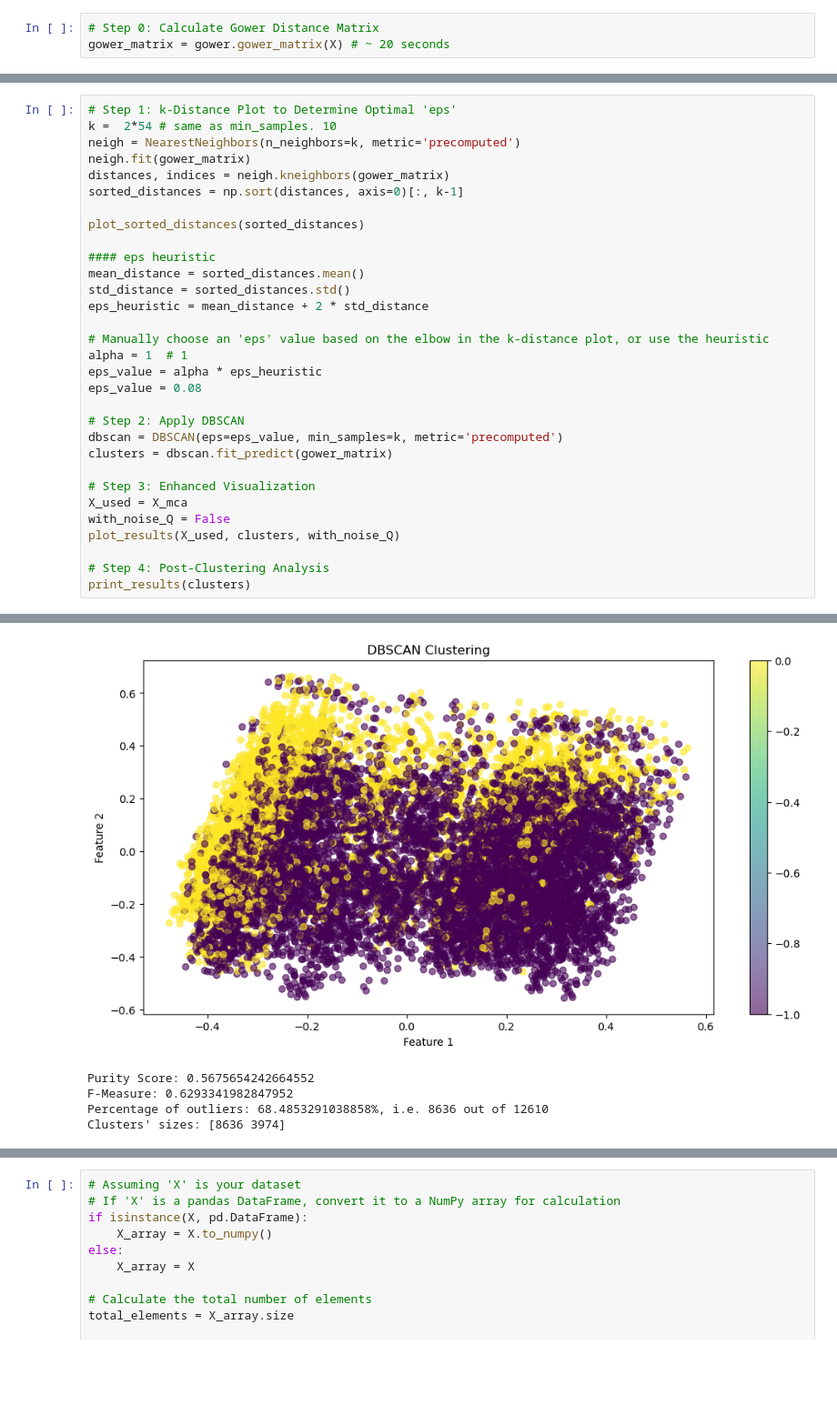
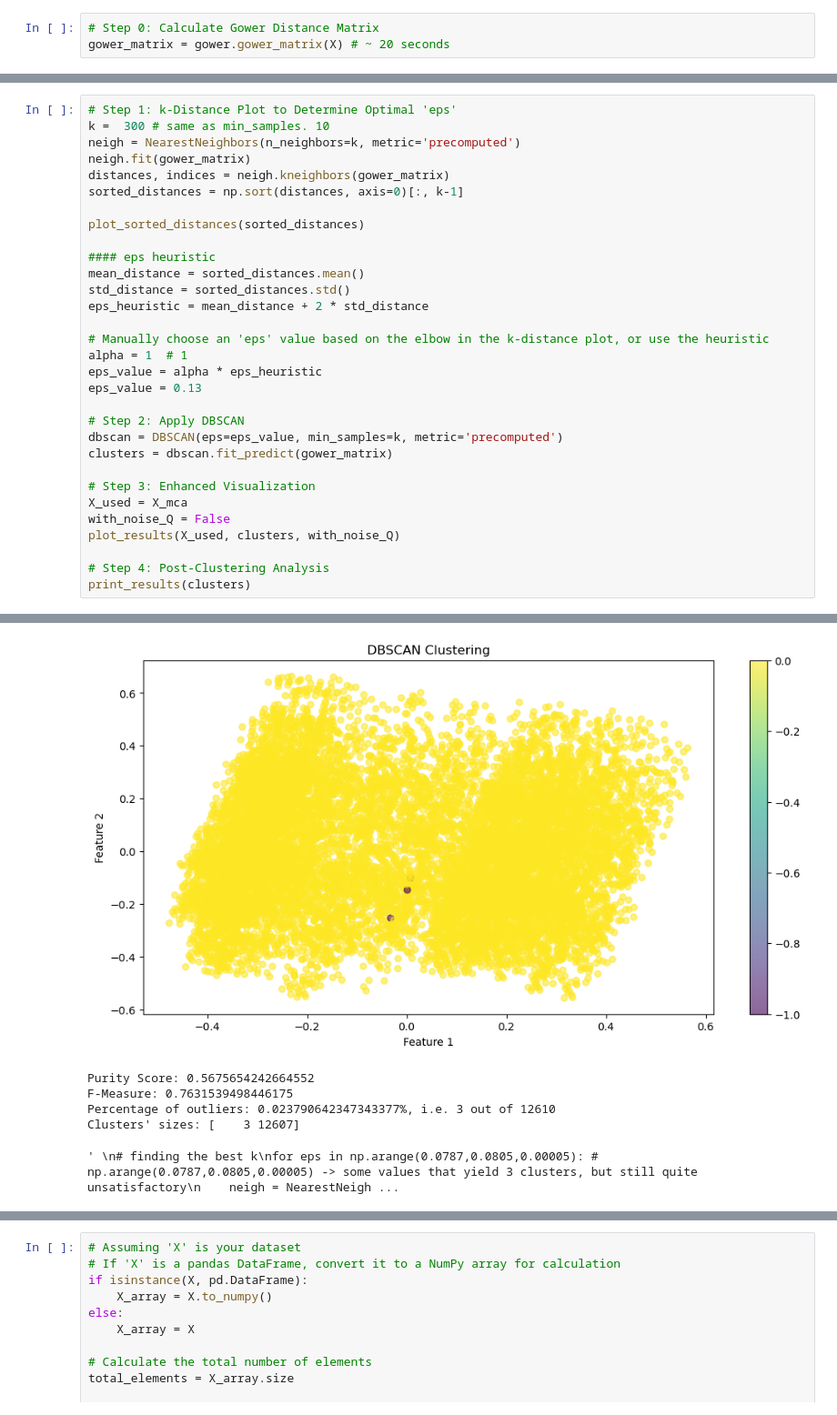
Before and after one commit to 07keyholder/MEDM_P2, a Jupyter notebook: c.ipynb, the cells around one changed output, grey strips where cells are left out. Shown at 91% size. Drawn from its saved outputs; the diff is of its cells as text; blank space fills up the shorter version.

```diff
--- a/c.ipynb
+++ b/c.ipynb
@@ -459,6 +507,6 @@ eps_heuristic
 # %%
 # Step 1: k-Distance Plot to Determine Optimal 'eps'
-k =  2*54 # same as min_samples. 10
+k =  300 # same as min_samples. 10
 neigh = NearestNeighbors(n_neighbors=k, metric='precomputed')
 neigh.fit(gower_matrix)
 distances, indices = neigh.kneighbors(gower_matrix)
@@ -474,7 +522,7 @@ eps_heuristic = mean_distance + 2 * std_distance
 # Manually choose an 'eps' value based on the elbow in the k-distance plot, or use the heuristic
 alpha = 1  # 1
 eps_value = alpha * eps_heuristic
-eps_value = 0.08
+eps_value = 0.13
 
 # Step 2: Apply DBSCAN
 dbscan = DBSCAN(eps=eps_value, min_samples=k, metric='precomputed')
@@ -492,5 +540,6 @@ print_results(clusters)
-[figure, old version]
+[figure, new version]
 Purity Score: 0.5675654242664552
-F-Measure: 0.6293341982847952
-Percentage of outliers: 68.4853291038858%, i.e. 8636 out of 12610
-Clusters' sizes: [8636 3974]
+F-Measure: 0.7631539498446175
+Percentage of outliers: 0.023790642347343377%, i.e. 3 out of 12610
+Clusters' sizes: [    3 12607]
+' \n# finding the best k\nfor eps in np.arange(0.0787,0.0805,0.00005): # np.arange(0.0787,0.0805,0.00005) -> some values that yield 3 clusters, but still quite unsatisfactory\n    neigh = NearestNeigh ...
```
Also changed, not shown: parts of 7 cells of this notebook.
